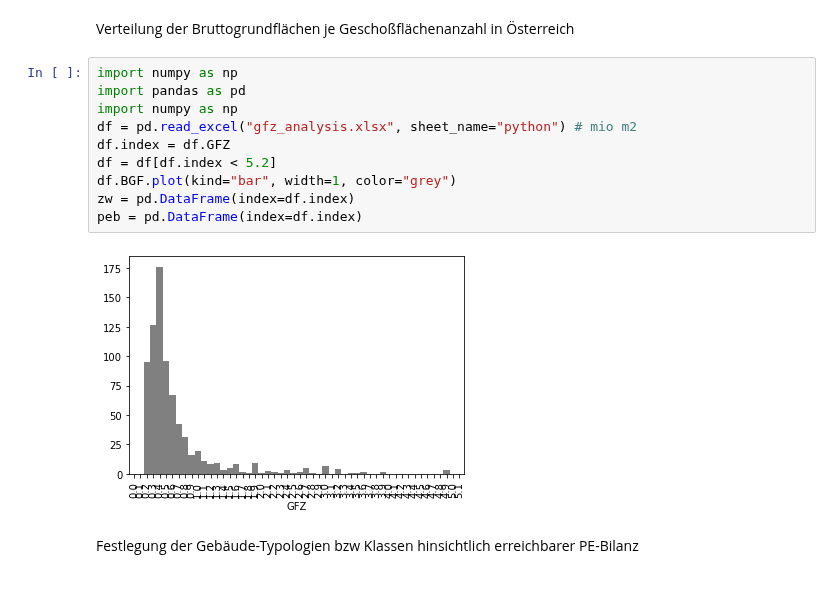
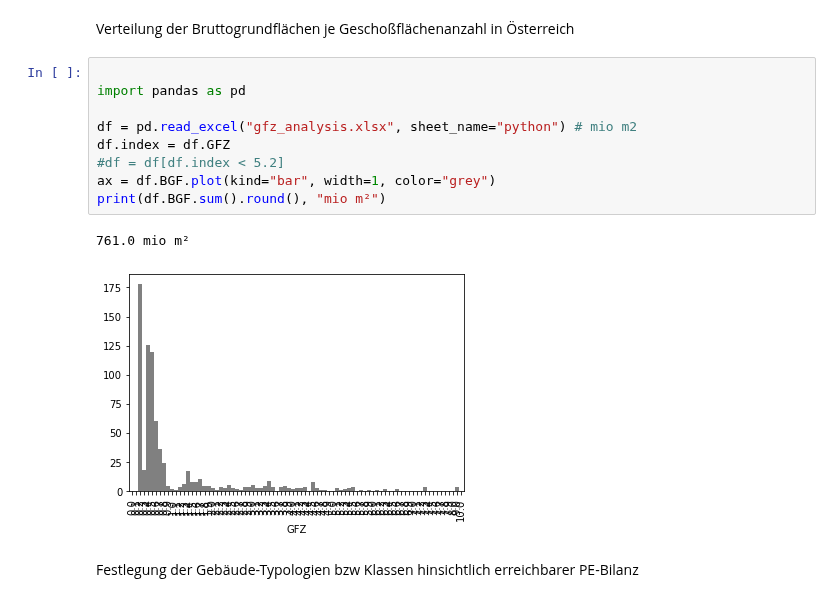
Before and after one commit to simonschaluppe/peexcel, a Jupyter notebook: zqat/zq_at_building_sector.ipynb, the cells around one changed output. Drawn from its saved outputs; the diff is of its cells as text.

```diff
--- a/zqat/zq_at_building_sector.ipynb
+++ b/zqat/zq_at_building_sector.ipynb
@@ -1,17 +1,17 @@
 # %% [markdown]
 Verteilung der Bruttogrundflächen je Geschoßflächenanzahl in Österreich
 # %%
-import numpy as np
+
 import pandas as pd
-import numpy as np
+
 df = pd.read_excel("gfz_analysis.xlsx", sheet_name="python") # mio m2
 df.index = df.GFZ
-df = df[df.index < 5.2]
-df.BGF.plot(kind="bar", width=1, color="grey")
-zw = pd.DataFrame(index=df.index)
-peb = pd.DataFrame(index=df.index)
+#df = df[df.index < 5.2]
+ax = df.BGF.plot(kind="bar", width=1, color="grey")
+print(df.BGF.sum().round(), "mio m²")
 # %% [output]
+761.0 mio m²
-[figure, old version]
+[figure, new version]
 # %% [markdown]
 Festlegung der Gebäude-Typologien bzw Klassen hinsichtlich erreichbarer PE-Bilanz
 # %%
```
Also changed, not shown: parts of 8 cells of this notebook, 4 other files.
